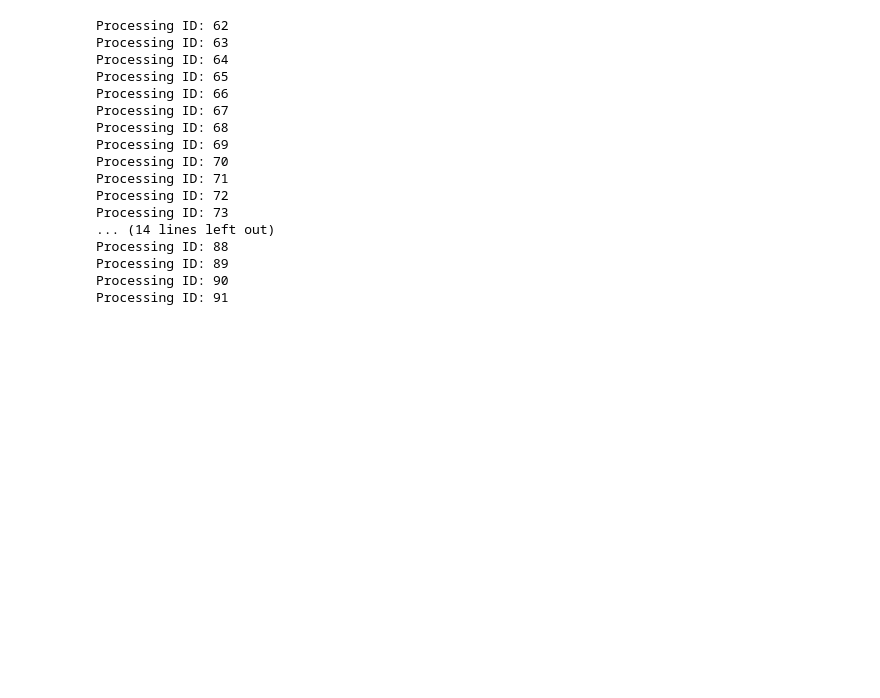
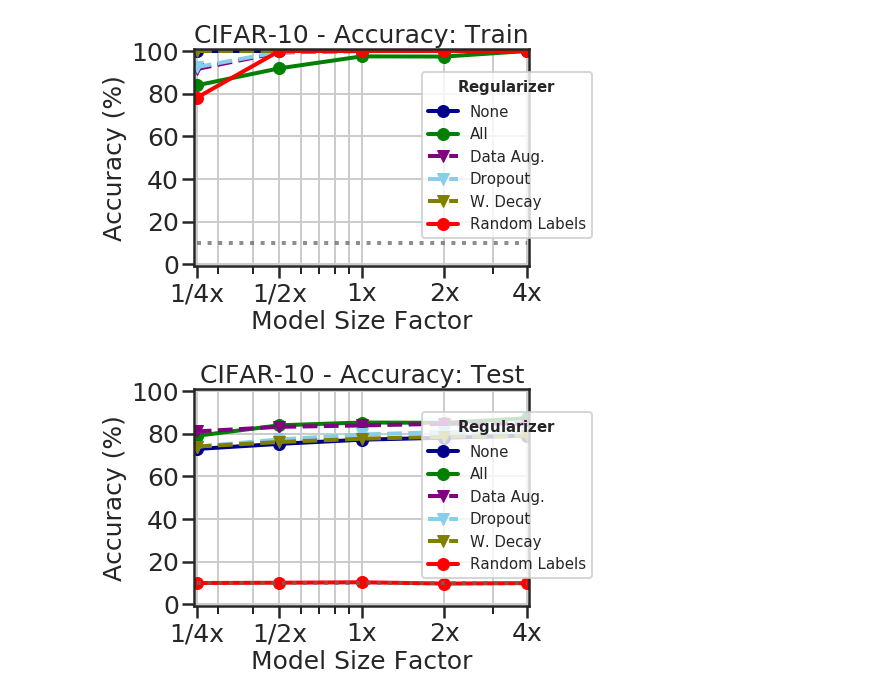
Before and after one commit to xboix/frivolous_dnns, a Jupyter notebook: ipy_notebooks/plot_accuracy.ipynb, the cells around one changed output. Saved outputs shown, nothing was run; the diff lists cells and outputs as text; code cells hidden in the pictures; blank space fills up the shorter version.

Commit message:
accuracy

```diff
--- a/ipy_notebooks/plot_accuracy.ipynb
+++ b/ipy_notebooks/plot_accuracy.ipynb
@@ -0,0 +1,13 @@
+# %%
+import numpy as np
+import matplotlib as mpl
+import matplotlib.pyplot as plt
+import matplotlib.ticker
+import pandas as pd
+import sys
+import seaborn
+
+seaborn.set()
+seaborn.set_style("ticks")
+seaborn.set_context("poster")
+from matplotlib import pyplot
@@ -1,25 +42,17 @@
 # %%
-import numpy as np
-import matplotlib.pyplot as plt
-import pandas as pd
-import sys
+#Regularizers CIFAR
+
 sys.path.append('../')
 import experiments
 
-import seaborn
-
-seaborn.set()
-seaborn.set_style("whitegrid")
-seaborn.set_context("poster")
-from matplotlib import pyplot
-
 
 curves = 6
-curve_labels = ['Unregularized', 'All Regularizers', 'Data Augment', 'Dropout', 'Weight Decay', 'Random Labels']
-curve_colors = ['blue', 'green', 'darkviolet', 'maroon', 'orange', 'red']
+curve_labels = ['None', 'All', 'Data Aug.', 'Dropout', 'W. Decay', 'Random Labels']
+curve_colors = ['darkblue', 'green', 'purple', 'skyblue', 'olive', 'red']
 curve_styles = ['-', '-', '--', '--', '--', '-']
+marker_styles = ['o', 'o', 'v', 'v', 'v', 'o']
 sizes = 5
-size_factors = [0.25, 0.5, 1, 2, 4]
+size_factors = np.array([0.25, 0.5, 1, 2, 4])
 size_idx_map = {0.25: 0, 0.5: 1, 1: 2, 2: 3, 4: 4}
 size_labels = ['1/4x', '1/2x', '1x', '2x', '4x']
 
@@ -27,48 +60,39 @@ results = np.zeros((curves, sizes))
 results_test = np.zeros((curves, sizes))
 # both are indexed [nn_type][size_factor]
 
 for ID in range(62, 92):
 
-    print('Processing ID:', ID)
+    #print('Processing ID:', ID)
     opt = experiments.opt[ID]
 
     curve_idx = 0  # unregularized
     if opt.dataset.random_labels:
         curve_idx = 5  # random labels
     elif opt.hyper.augmentation and opt.hyper.drop_train < 1:
         curve_idx = 1  # all regularizers
     elif opt.hyper.augmentation:
         curve_idx = 2
     elif opt.hyper.drop_train < 1:
         curve_idx = 3
     elif opt.hyper.weight_decay:
         curve_idx = 4
     size_idx = size_idx_map[opt.dnn.neuron_multiplier[0]]
 
     csv_file = experiments.opt[ID].csv_dir + experiments.opt[ID].name + '_redundancy.csv'
     df = pd.read_csv(csv_file)
     acc = df[df['evaluation_set'] == 'train']['performance'].iloc[0]
     acc_test = df[df['evaluation_set'] == 'test']['performance'].iloc[0]
     results[curve_idx][size_idx] = acc
     results_test[curve_idx][size_idx] = acc_test
 
 results *= 100
 results_test *= 100
+
+
+print_accuracy(r'CIFAR-10 - Accuracy: Train', results, marker_styles,
+               curve_colors, curve_styles, curve_labels, r"$\bf{Regularizer}$", 10)
+print_accuracy(r'CIFAR-10 - Accuracy: Test', results_test, marker_styles,
+               curve_colors, curve_styles, curve_labels, r"$\bf{Regularizer}$", 10)
 # %% [output]
-Processing ID: 62
-Processing ID: 63
-Processing ID: 64
-Processing ID: 65
-Processing ID: 66
-Processing ID: 67
-Processing ID: 68
-Processing ID: 69
-Processing ID: 70
-Processing ID: 71
-Processing ID: 72
-Processing ID: 73
-... (14 lines left out)
-Processing ID: 88
-Processing ID: 89
-Processing ID: 90
-Processing ID: 91
+[figure, added]
+[figure, added]
```
Also changed, not shown: parts of 3 cells of this notebook, 32 other files.
